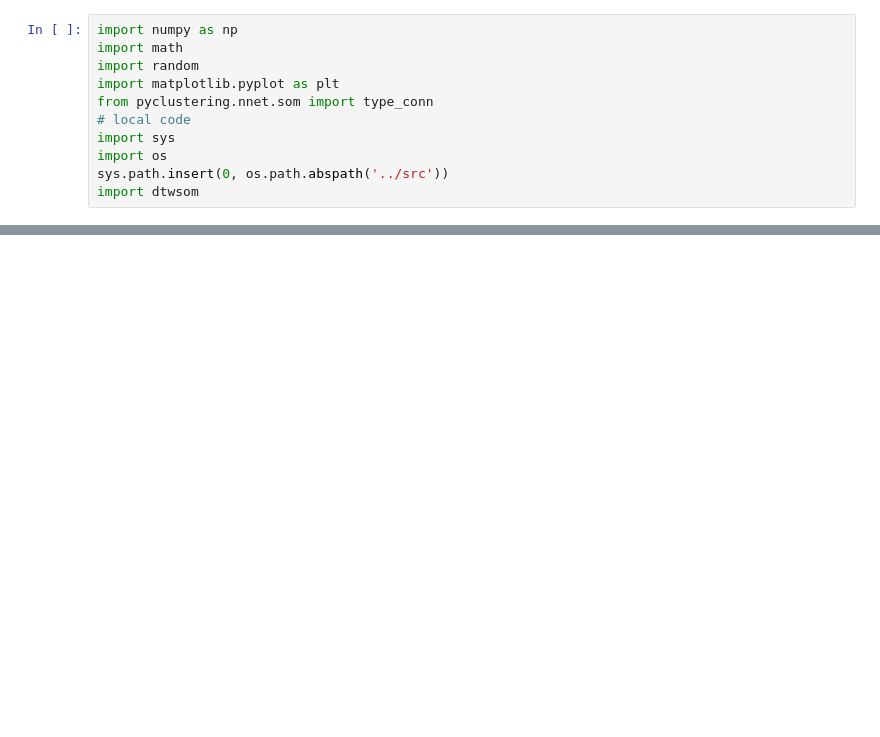
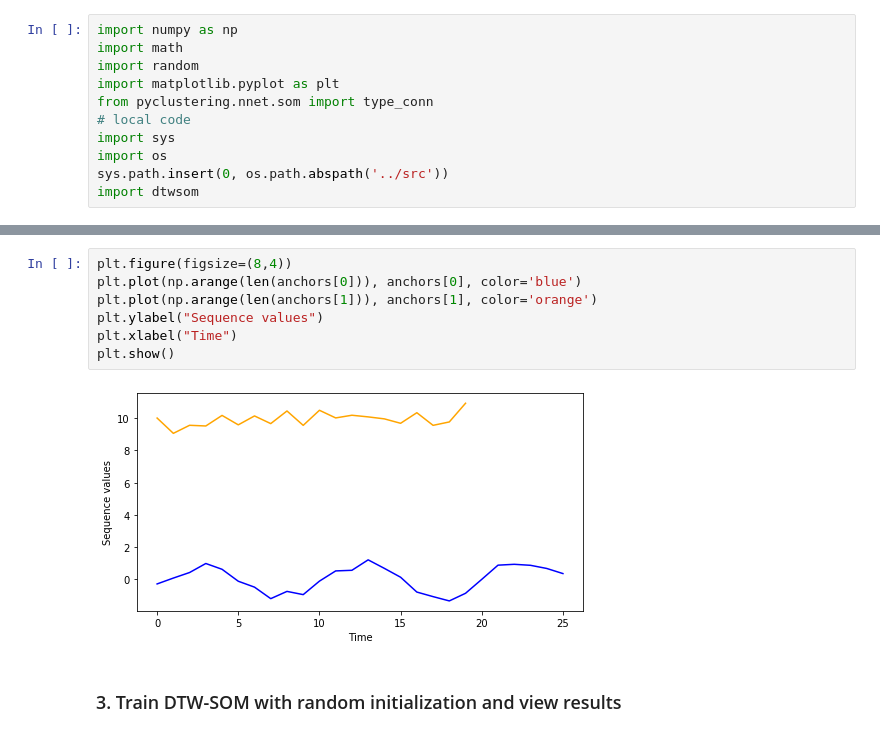
Before and after one commit to misilva73/dtw_som, a Jupyter notebook: notebooks/testing_dtwsom.ipynb, the cells around one changed output, grey strips where cells are left out. Saved outputs shown, nothing was run; the diff lists cells and outputs as text; blank space fills up the shorter version.

```diff
--- a/notebooks/testing_dtwsom.ipynb
+++ b/notebooks/testing_dtwsom.ipynb
@@ -55,6 +58,17 @@ sin_dataset = gen_sin_dataset()
 len(sin_dataset)
 # %% [output]
 100
+# %%
+plt.figure(figsize=(8,4))
+plt.plot(np.arange(len(anchors[0])), anchors[0], color='blue')
+plt.plot(np.arange(len(anchors[1])), anchors[1], color='orange')
+plt.ylabel("Sequence values")
+plt.xlabel("Time")
+plt.show()
+# %% [output]
+[figure, added]
+# %% [markdown]
+### 3. Train DTW-SOM with random initialization and view results
 # %%
 %time
 rows = 3
```
Also changed, not shown: parts of 18 cells of this notebook, 1 other file.
